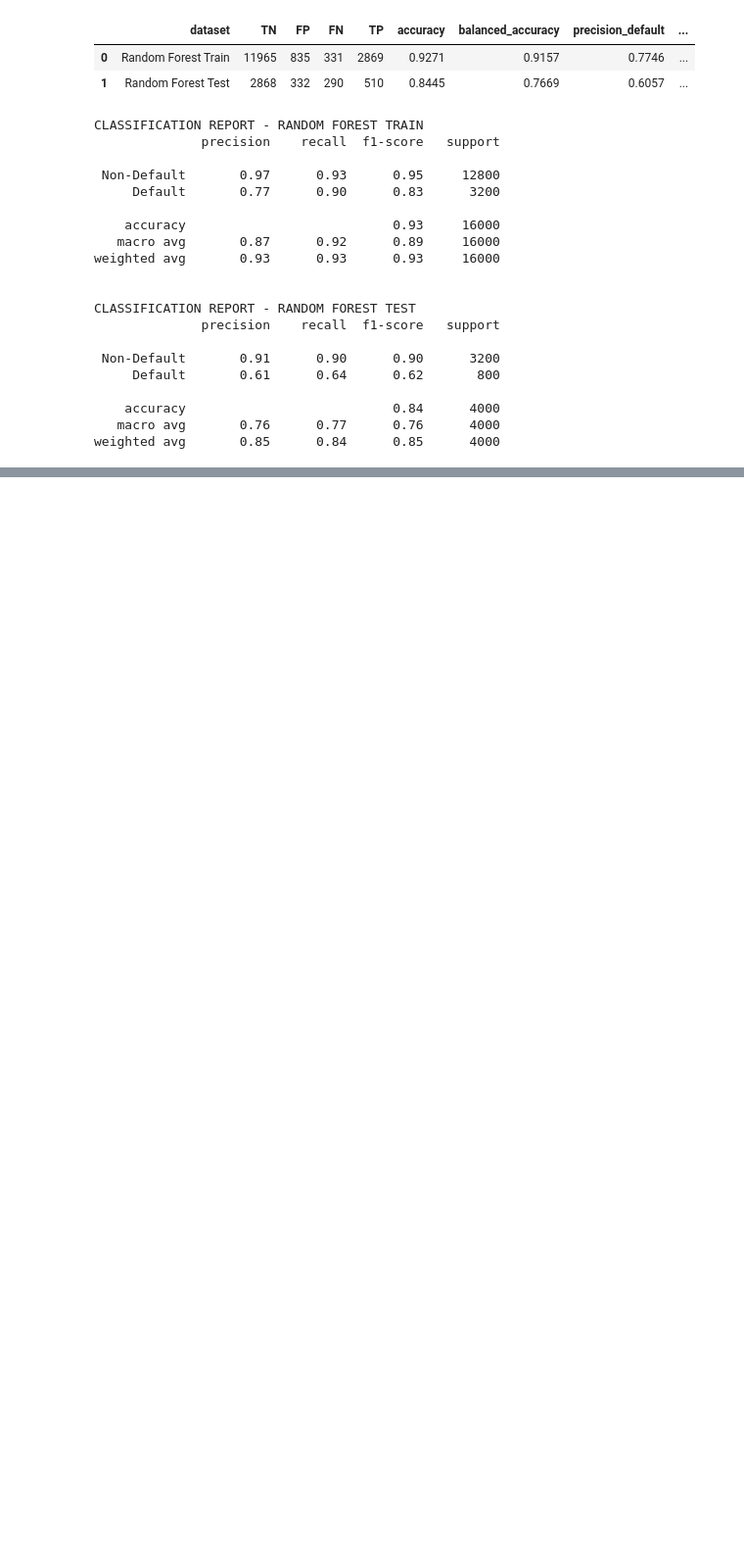
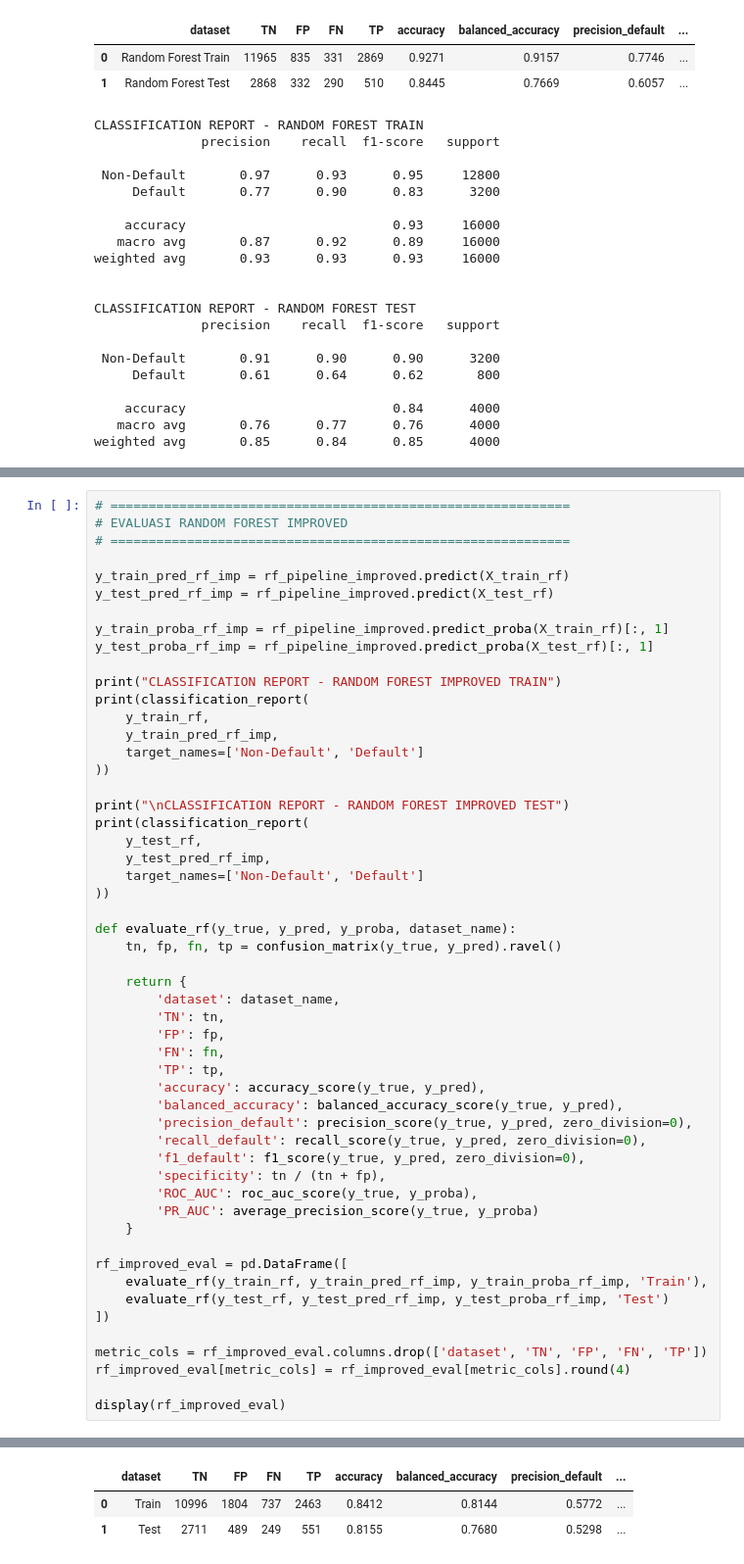
Before and after one commit to andikadibyaa/crs, a Jupyter notebook: backend/crs.ipynb, the cells around one changed output, grey strips where cells are left out. Shown at 98% size. Saved outputs shown, nothing was run; the diff lists cells and outputs as text; blank space fills up the shorter version.

```diff
--- a/backend/crs.ipynb
+++ b/backend/crs.ipynb
@@ -2055,0 +2180,54 @@ weighted avg       0.85      0.84      0.85      4000
+# %%
+# ============================================================
+# EVALUASI RANDOM FOREST IMPROVED
+# ============================================================
+
+y_train_pred_rf_imp = rf_pipeline_improved.predict(X_train_rf)
+y_test_pred_rf_imp = rf_pipeline_improved.predict(X_test_rf)
+
+y_train_proba_rf_imp = rf_pipeline_improved.predict_proba(X_train_rf)[:, 1]
+y_test_proba_rf_imp = rf_pipeline_improved.predict_proba(X_test_rf)[:, 1]
+
+print("CLASSIFICATION REPORT - RANDOM FOREST IMPROVED TRAIN")
+print(classification_report(
+    y_train_rf,
+    y_train_pred_rf_imp,
+    target_names=['Non-Default', 'Default']
+))
+
+print("\nCLASSIFICATION REPORT - RANDOM FOREST IMPROVED TEST")
+print(classification_report(
+    y_test_rf,
+    y_test_pred_rf_imp,
+    target_names=['Non-Default', 'Default']
+))
+
+def evaluate_rf(y_true, y_pred, y_proba, dataset_name):
+    tn, fp, fn, tp = confusion_matrix(y_true, y_pred).ravel()
+
+    return {
+        'dataset': dataset_name,
+        'TN': tn,
+        'FP': fp,
+        'FN': fn,
+        'TP': tp,
+        'accuracy': accuracy_score(y_true, y_pred),
+        'balanced_accuracy': balanced_accuracy_score(y_true, y_pred),
+        'precision_default': precision_score(y_true, y_pred, zero_division=0),
+        'recall_default': recall_score(y_true, y_pred, zero_division=0),
+        'f1_default': f1_score(y_true, y_pred, zero_division=0),
+        'specificity': tn / (tn + fp),
+        'ROC_AUC': roc_auc_score(y_true, y_proba),
+        'PR_AUC': average_precision_score(y_true, y_proba)
+    }
+
+rf_improved_eval = pd.DataFrame([
+    evaluate_rf(y_train_rf, y_train_pred_rf_imp, y_train_proba_rf_imp, 'Train'),
+    evaluate_rf(y_test_rf, y_test_pred_rf_imp, y_test_proba_rf_imp, 'Test')
+])
+
+metric_cols = rf_improved_eval.columns.drop(['dataset', 'TN', 'FP', 'FN', 'TP'])
+rf_improved_eval[metric_cols] = rf_improved_eval[metric_cols].round(4)
+
+display(rf_improved_eval)
+# %% [output]
@@ -2055,0 +2254,3 @@ weighted avg       0.85      0.84      0.85      4000
+|  | dataset | TN | FP | FN | TP | accuracy | balanced_accuracy | precision_default | ... |
+| 0 | Train | 10996 | 1804 | 737 | 2463 | 0.8412 | 0.8144 | 0.5772 | ... |
+| 1 | Test | 2711 | 489 | 249 | 551 | 0.8155 | 0.7680 | 0.5298 | ... |
```
Also changed, not shown: parts of 5 cells of this notebook.
